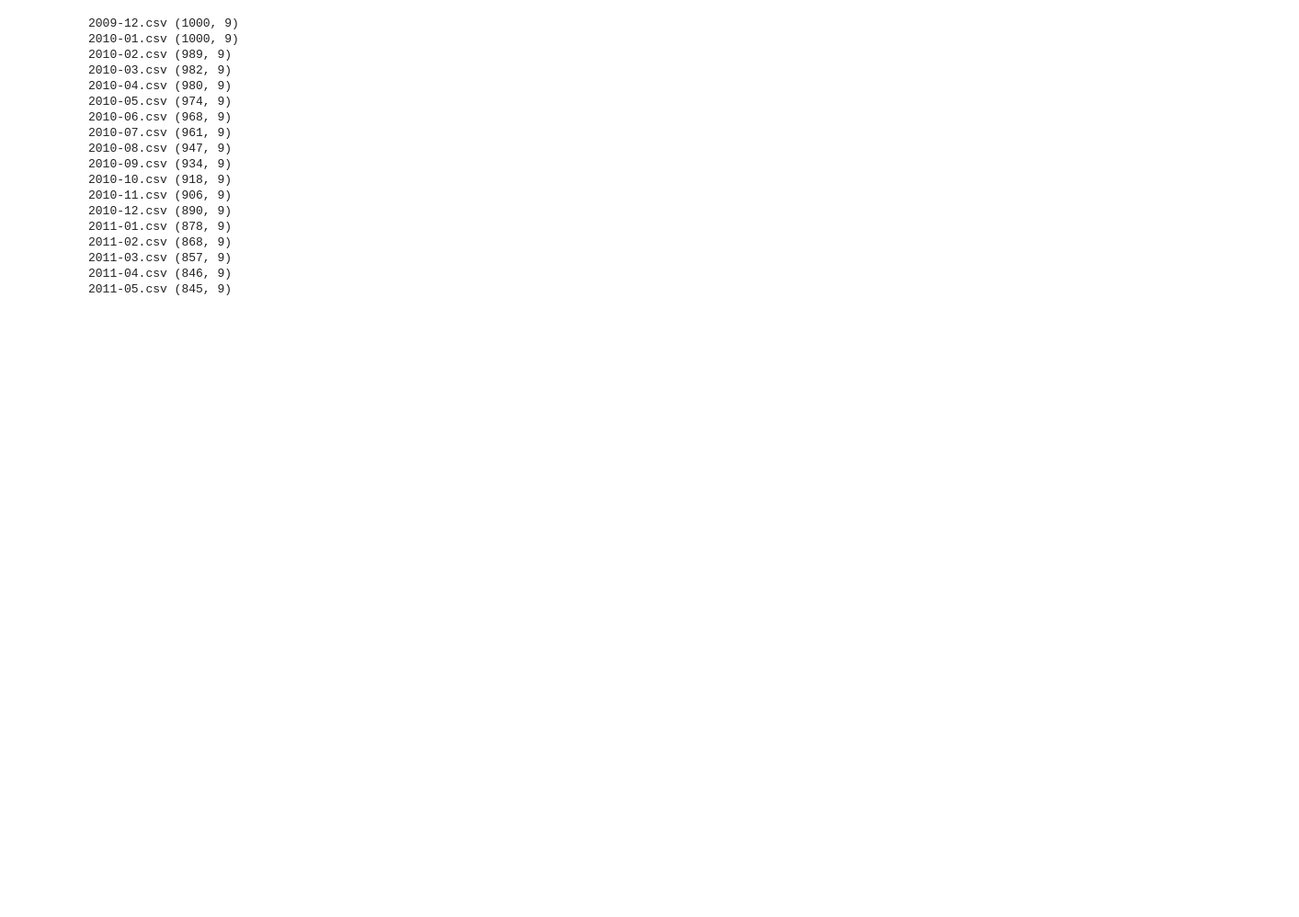
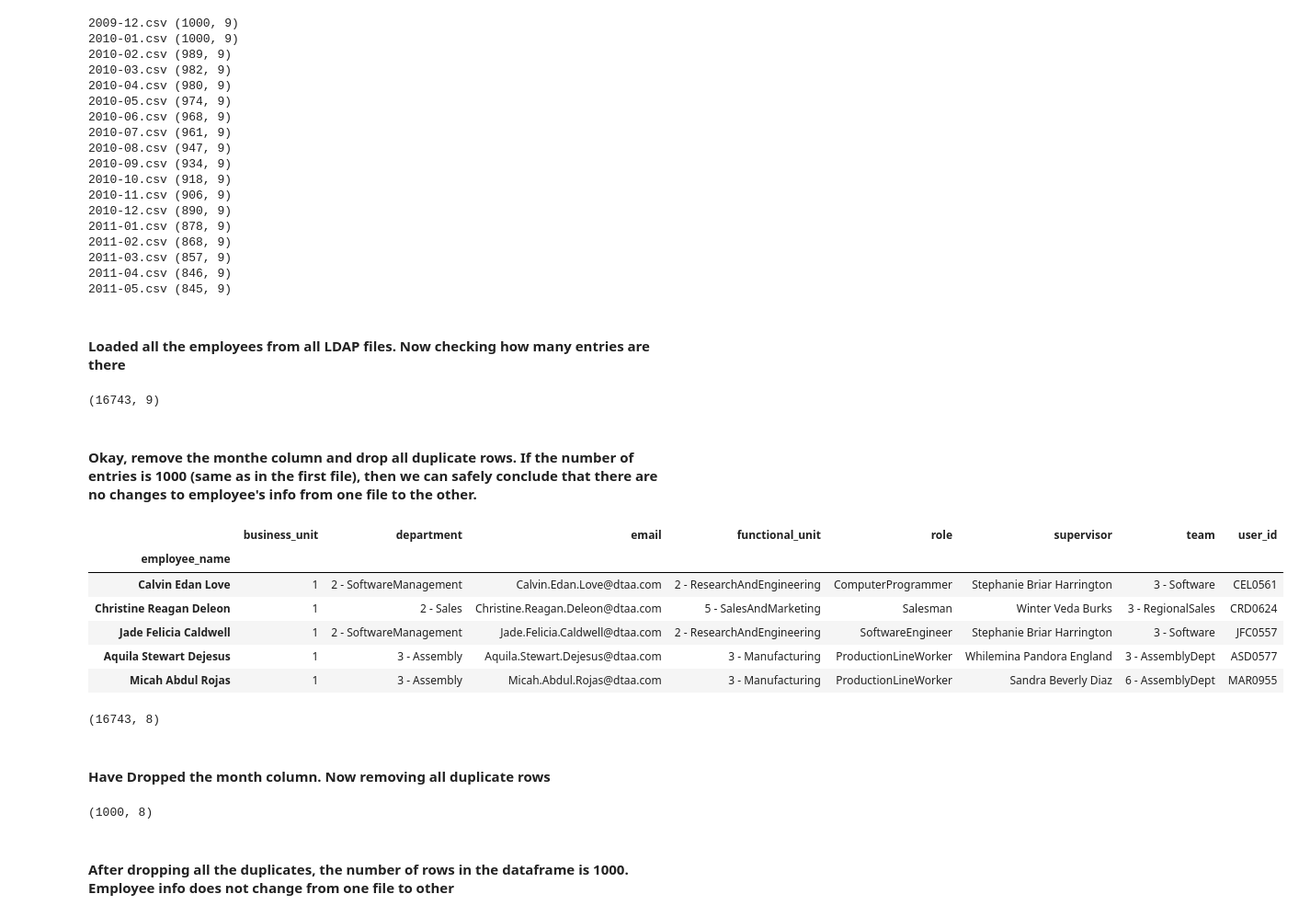
Before and after one commit to TalhaGhaffar/Data-Analytics, a Jupyter notebook: Project.ipynb, the cells around one changed output. Shown: that part at 92% size. Saved outputs shown, nothing was run; the diff lists cells and outputs as text; code cells hidden in the pictures; blank space fills up the shorter version.

Commit message:
validating if all the employee LDAP files have any changes for employee information. No, they don't. The information is same in all files.

```diff
--- a/Project.ipynb
+++ b/Project.ipynb
@@ -552,6 +553,36 @@ for _file in employee_info_files_test:
 2011-03.csv (857, 9)
 2011-04.csv (846, 9)
 2011-05.csv (845, 9)
+# %% [markdown]
+#### Loaded all the employees from all LDAP files. Now checking how many entries are there
+# %%
+employee_df.shape
+# %% [output]
+(16743, 9)
+# %% [markdown]
+#### Okay, remove the monthe column and drop all duplicate rows. If the number of entries is 1000 (same as in the first file), then we can safely conclude that there are no changes to employee's info from one file to the other.
+# %%
+employee_df.drop('month', axis=1, inplace=True)
+employee_df.head()
+# %% [output]
+|  | business_unit | department | email | functional_unit | role | supervisor | team | user_id |
+| employee_name |  |  |  |  |  |  |  |  |
+| Calvin Edan Love | 1 | 2 - SoftwareManagement | Calvin.Edan.Love@dtaa.com | 2 - ResearchAndEngineering | ComputerProgrammer | Stephanie Briar Harrington | 3 - Software | CEL0561 |
+| Christine Reagan Deleon | 1 | 2 - Sales | Christine.Reagan.Deleon@dtaa.com | 5 - SalesAndMarketing | Salesman | Winter Veda Burks | 3 - RegionalSales | CRD0624 |
+| Jade Felicia Caldwell | 1 | 2 - SoftwareManagement | Jade.Felicia.Caldwell@dtaa.com | 2 - ResearchAndEngineering | SoftwareEngineer | Stephanie Briar Harrington | 3 - Software | JFC0557 |
+| Aquila Stewart Dejesus | 1 | 3 - Assembly | Aquila.Stewart.Dejesus@dtaa.com | 3 - Manufacturing | ProductionLineWorker | Whilemina Pandora England | 3 - AssemblyDept | ASD0577 |
+| Micah Abdul Rojas | 1 | 3 - Assembly | Micah.Abdul.Rojas@dtaa.com | 3 - Manufacturing | ProductionLineWorker | Sandra Beverly Diaz | 6 - AssemblyDept | MAR0955 |
+# %%
+employee_df.shape
+# %% [output]
+(16743, 8)
+# %% [markdown]
+#### Have Dropped the month column. Now removing all duplicate rows
 # %%
 employee_df = employee_df.drop_duplicates()
+employee_df.shape
+# %% [output]
+(1000, 8)
+# %% [markdown]
+#### After dropping all the duplicates, the number of rows in the dataframe is 1000. Employee info does not change from one file to other
 # %%
```
Also changed, not shown: parts of 5 cells of this notebook.
